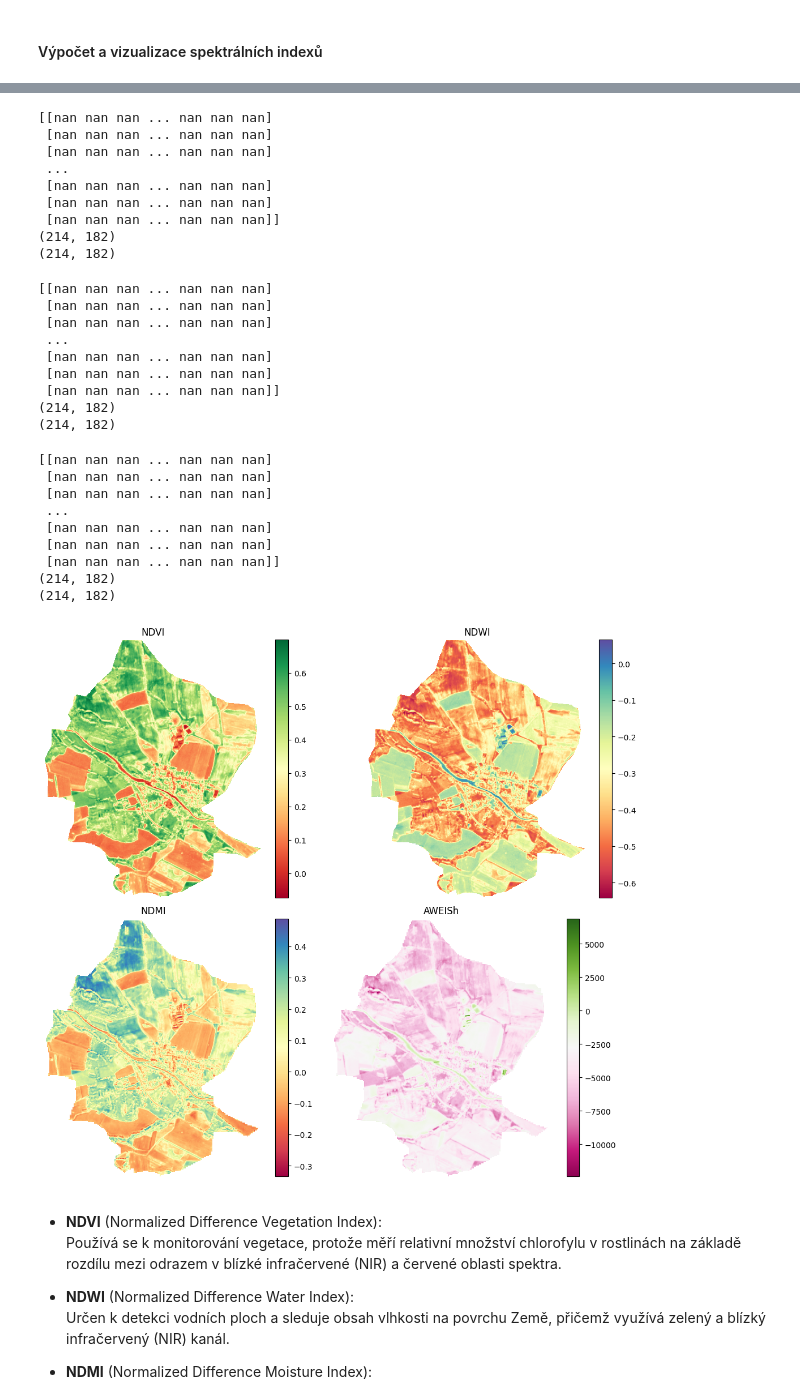
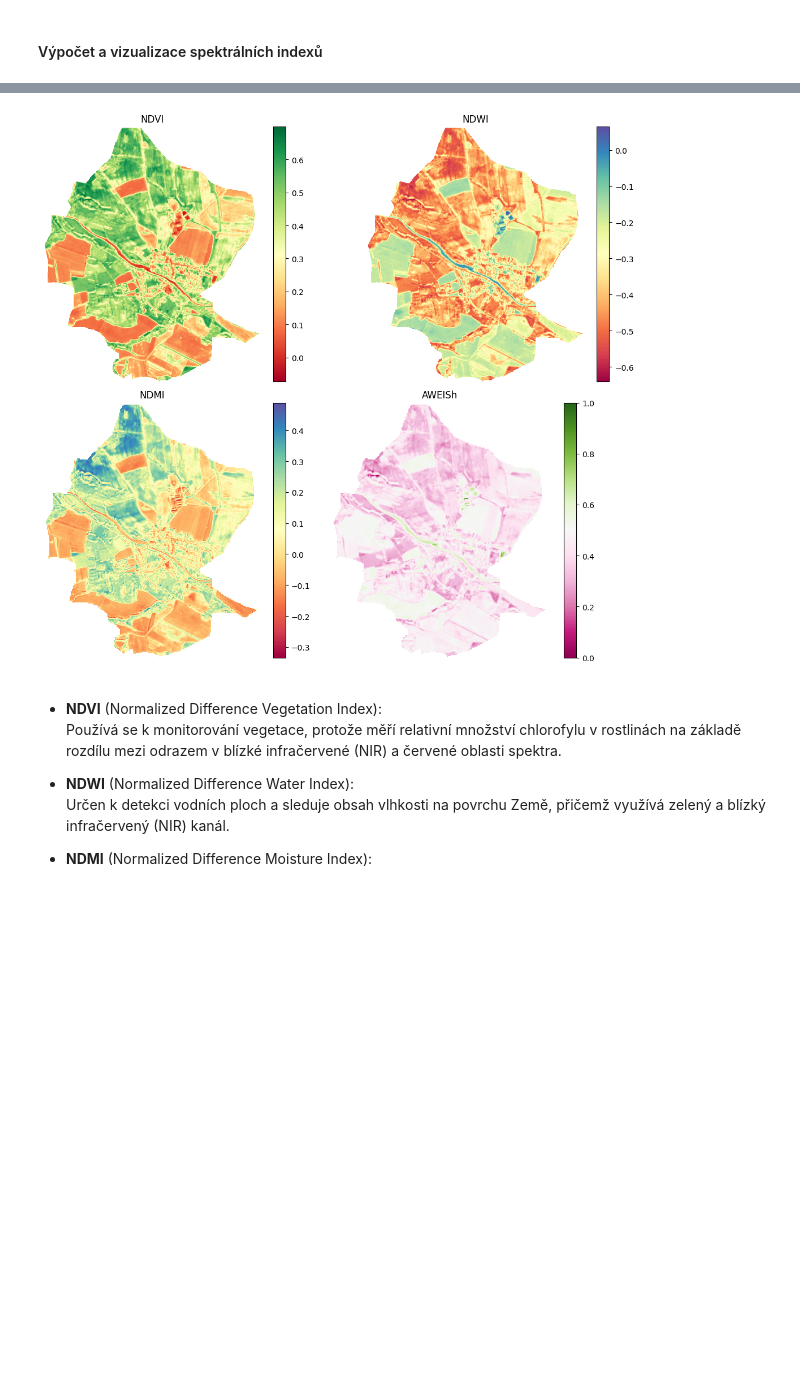
Before and after one commit to klimesm/UZPR_projekt, a Jupyter notebook: UZPR_projekt_MK_TČ.ipynb, the cells around one changed output, grey strips where cells are left out. Saved outputs shown, nothing was run; the diff lists cells and outputs as text; code cells hidden in the pictures; blank space fills up the shorter version.

Commit message:
normalizace AWEIsh

```diff
--- a/UZPR_projekt_MK_TČ.ipynb
+++ b/UZPR_projekt_MK_TČ.ipynb
@@ -317,7 +311,7 @@ blue = data_aoi[2, :, :]
 # Normalizace hodnot do rozsahu 0-1 pro vizualizaci
 def normalize(band):
     # Normalizace do rozsahu 0-1
-    return (band - abs(band.min())) / (band.max() - band.min())
+    return (band - np.nanmin(band)) / (np.nanmax(band) - np.nanmin(band))
 
 r_norm = normalize(red)
 g_norm = normalize(green)
@@ -397,11 +391,8 @@ def SpectralIndexes(si, data_path, aoi):
     G = crop_sen_clip0[1]  # Zelené pásmo (B3)
     B = crop_sen_clip0[2]  # Modré pásmo (B2)
     NIR = crop_sen_clip0[3]  # Pásmo blízké infračervené (B8)
-    print(R)
     SWIR1 = crop_sen_clip1[4]  # Pásmo krátkovlnného infračerveného záření 1 (B11)
     SWIR2 = crop_sen_clip1[5]  # Pásmo krátkovlnného infračerveného záření 2 (B12)
-    print(SWIR1.shape)
-    print(SWIR2.shape)
     # # Resamplování SWIR1 tak, aby odpovídalo rozlišení pásma NIR
     # target_height, target_width = NIR.shape  # Získáme cílové rozlišení (výška a šířka) z pásma NIR
     # with MemoryFile() as memfile:
@@ -424,10 +415,8 @@ def SpectralIndexes(si, data_path, aoi):
 
     # Resamplování pásma SWIR1 a SWIR2 tak, aby odpovídalo rozlišení NIR - 10 m
     target_height, target_width = NIR.shape
-    SWIR1 = resample_band(SWIR1, out_transform1, target_height, target_width)
-    SWIR2 = resample_band(SWIR2, out_transform1, target_height, target_width)
-    print(SWIR1.shape)
-    print(NIR.shape)
+    SWIR1 = resample_band(SWIR1, out_transform1, int(target_height), int(target_width))
+    SWIR2 = resample_band(SWIR2, out_transform1, int(target_height), int(target_width))
     # SWIR2 = normalize(SWIR2)
     # VÝPOČET INDEXU na základě zvoleného spektrálního indexu (si)
     if si == 'NDVI':  # Výpočet NDVI (Normalized Difference Vegetation Index)
@@ -462,12 +442,8 @@ NDWI = SpectralIndexes('NDWI', data_path, aoi_utm)
 NDMI = SpectralIndexes('NDMI', data_path, aoi_utm)
 AWEISh = SpectralIndexes('AWEISH', data_path, aoi_utm)
 
-def normalize_aweish(aweish_array):
-    min_val = np.min(aweish_array)
-    max_val = np.max(aweish_array)
-    return (aweish_array - min_val) / (max_val - min_val)
 
-AWEIShn = normalize_aweish(AWEISh)
+AWEIShn = normalize(AWEISh)
 
 
 fig, ax = plt.subplots(2, 2, figsize=(12, 10))
@@ -492,7 +468,7 @@ fig.colorbar(im3, ax=ax[1, 0], fraction=0.046, pad=0.04)  # Přidání colorbar
 
 # 4 subplot
 
-im4 = ax[1, 1].imshow(AWEISh, cmap='PiYG')
+im4 = ax[1, 1].imshow(AWEIShn, cmap='PiYG')
 ax[1, 1].set_title('AWEISh')
 ax[1, 1].axis('off')  # Skrytí os pro lepší vzhled
 cbar = fig.colorbar(im4, ax=ax[1, 1])  # Přidání colorbar
@@ -512,31 +479,4 @@ plt.show()
-[[nan nan nan ... nan nan nan]
- [nan nan nan ... nan nan nan]
- [nan nan nan ... nan nan nan]
- ...
- [nan nan nan ... nan nan nan]
- [nan nan nan ... nan nan nan]
- [nan nan nan ... nan nan nan]]
-(214, 182)
-(214, 182)
-[[nan nan nan ... nan nan nan]
- [nan nan nan ... nan nan nan]
- [nan nan nan ... nan nan nan]
- ...
- [nan nan nan ... nan nan nan]
- [nan nan nan ... nan nan nan]
- [nan nan nan ... nan nan nan]]
-(214, 182)
-(214, 182)
-[[nan nan nan ... nan nan nan]
- [nan nan nan ... nan nan nan]
- [nan nan nan ... nan nan nan]
- ...
- [nan nan nan ... nan nan nan]
- [nan nan nan ... nan nan nan]
- [nan nan nan ... nan nan nan]]
-(214, 182)
-(214, 182)
-[figure, old version]
+[figure, new version]
 # %% [markdown]
 - **NDVI** (Normalized Difference Vegetation Index):
   Používá se k monitorování vegetace, protože měří relativní množství chlorofylu v rostlinách na základě rozdílu mezi odrazem v blízké infračervené (NIR) a červené oblasti spektra.
```
Also changed, not shown: parts of 4 cells of this notebook.
